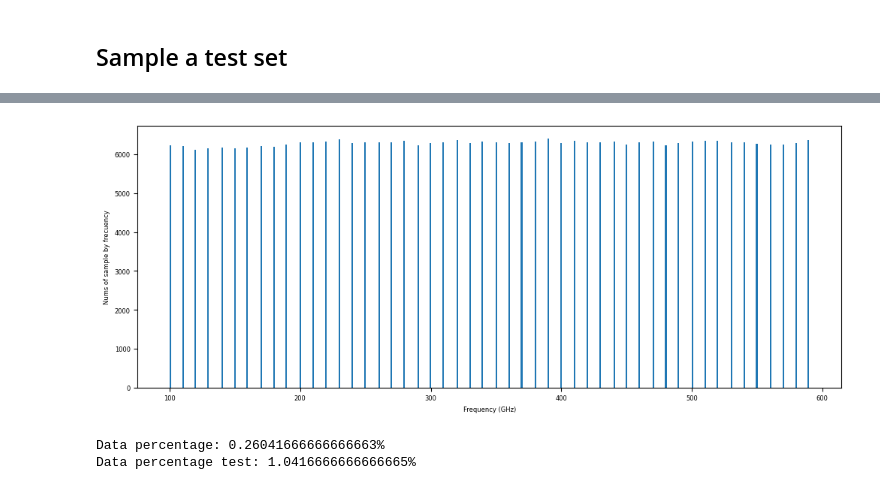
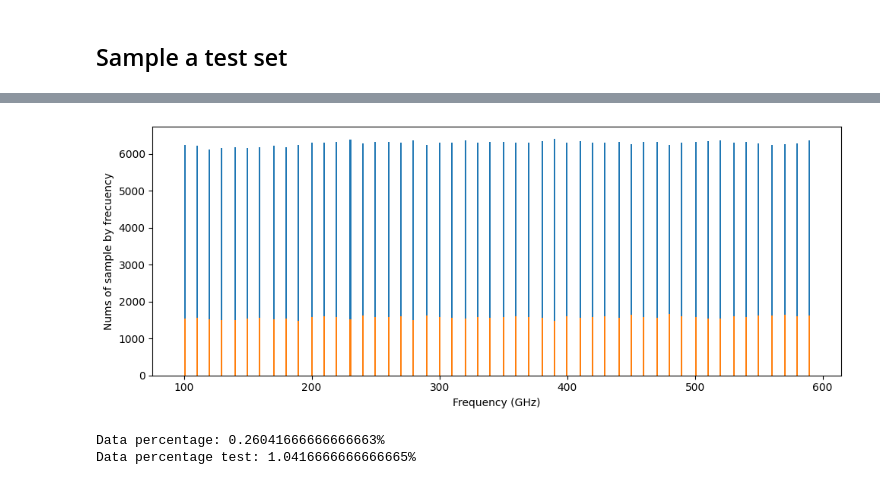
Before and after one commit to danimp94/PLASTICS-THz, a Jupyter notebook: src/scripts/notebook/Freq_Optimizacion_other_models.ipynb, the cells around one changed output, grey strips where cells are left out. Saved outputs shown, nothing was run; the diff lists cells and outputs as text; code cells hidden in the pictures.

```diff
--- a/src/scripts/notebook/Freq_Optimizacion_other_models.ipynb
+++ b/src/scripts/notebook/Freq_Optimizacion_other_models.ipynb
@@ -380,12 +335,12 @@ memory usage: 12.0+ MB
 # %%
 ax = train_ex['Frequency (GHz)'].plot.hist(figsize=(10, 4), bins=408)
-# ax = test_set['Frequency (GHz)'].plot.hist(ax=ax, bins=408)
+ax = test_set['Frequency (GHz)'].plot.hist(ax=ax, bins=408)
 ax.set_xlabel('Frequency (GHz)')
 ax.set_ylabel('Nums of sample by frecuency')
 plt.tight_layout()
 plt.show()
 # %% [output]
-[figure, old version]
+[figure, new version]
 # %%
 # Calculate the percentage of data used for each window
 time_window_s = 0.1
```
Also changed, not shown: parts of 34 cells of this notebook, 2 other files.
